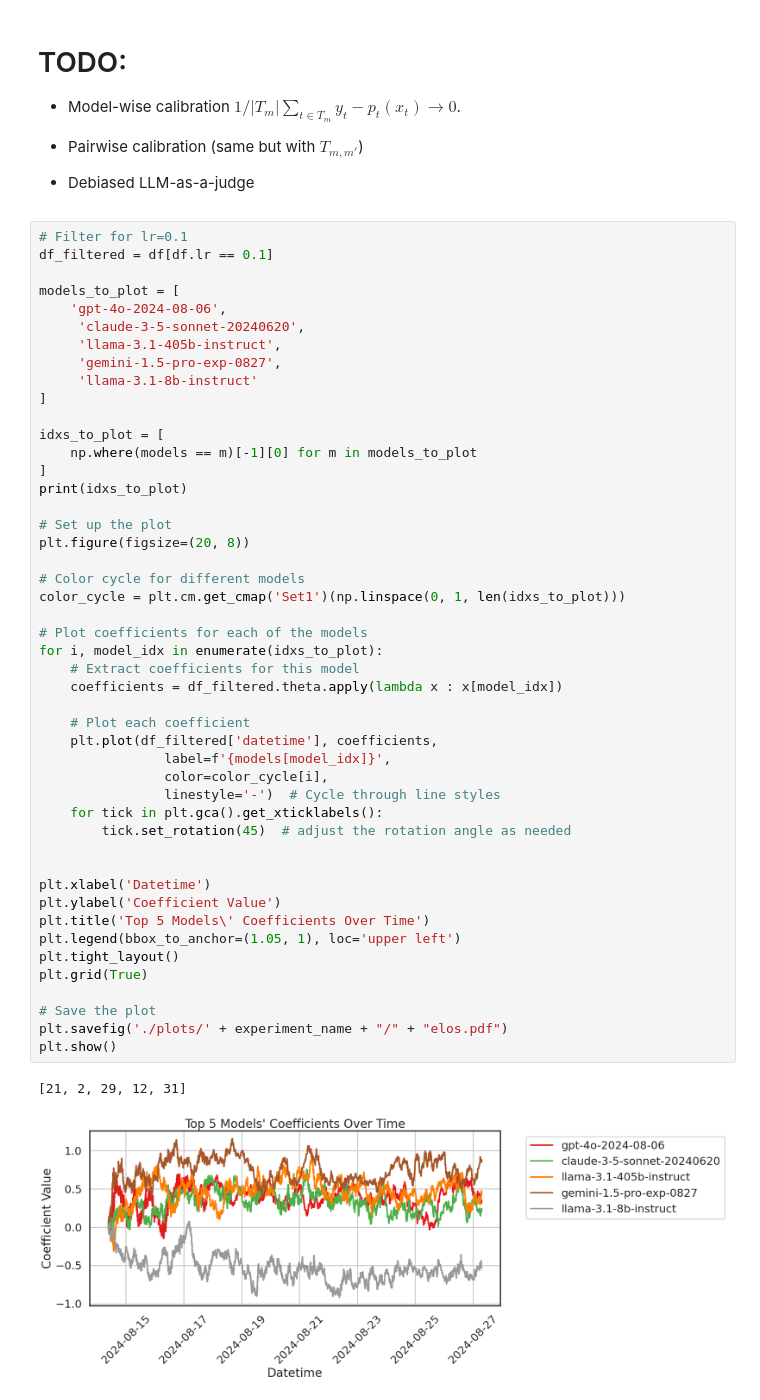
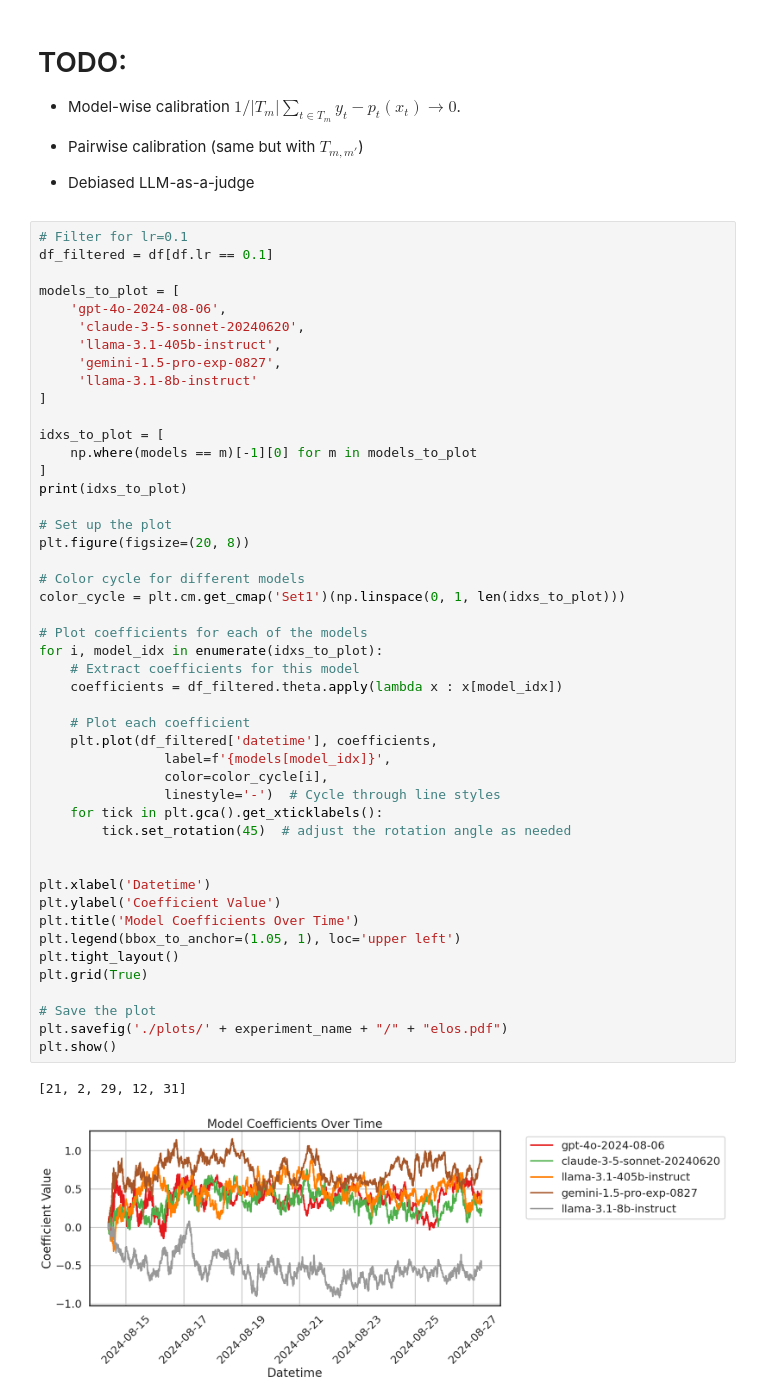
Before and after one commit to aangelopoulos/gradient-equilibrium, a Jupyter notebook: arena/online_elo.ipynb, the cells around one changed output. Cells and saved outputs as stored; diff of their text form.

```diff
--- a/arena/online_elo.ipynb
+++ b/arena/online_elo.ipynb
@@ -216,32 +218,32 @@ print(idxs_to_plot)
 plt.figure(figsize=(20, 8))
 
 # Color cycle for different models
 color_cycle = plt.cm.get_cmap('Set1')(np.linspace(0, 1, len(idxs_to_plot)))
 
 # Plot coefficients for each of the models
 for i, model_idx in enumerate(idxs_to_plot):
     # Extract coefficients for this model
     coefficients = df_filtered.theta.apply(lambda x : x[model_idx])
 
     # Plot each coefficient
     plt.plot(df_filtered['datetime'], coefficients,
                 label=f'{models[model_idx]}',
                 color=color_cycle[i],
                 linestyle='-')  # Cycle through line styles
     for tick in plt.gca().get_xticklabels():
         tick.set_rotation(45)  # adjust the rotation angle as needed
 
 
 plt.xlabel('Datetime')
 plt.ylabel('Coefficient Value')
-plt.title('Top 5 Models\' Coefficients Over Time')
+plt.title('Model Coefficients Over Time')
 plt.legend(bbox_to_anchor=(1.05, 1), loc='upper left')
 plt.tight_layout()
 plt.grid(True)
 
 # Save the plot
 plt.savefig('./plots/' + experiment_name + "/" + "elos.pdf")
 plt.show()
 # %% [output]
 [21, 2, 29, 12, 31]
-[figure, old version]
+[figure, new version]
```
Also changed, not shown: parts of 1 cell of this notebook, 11 other files.
